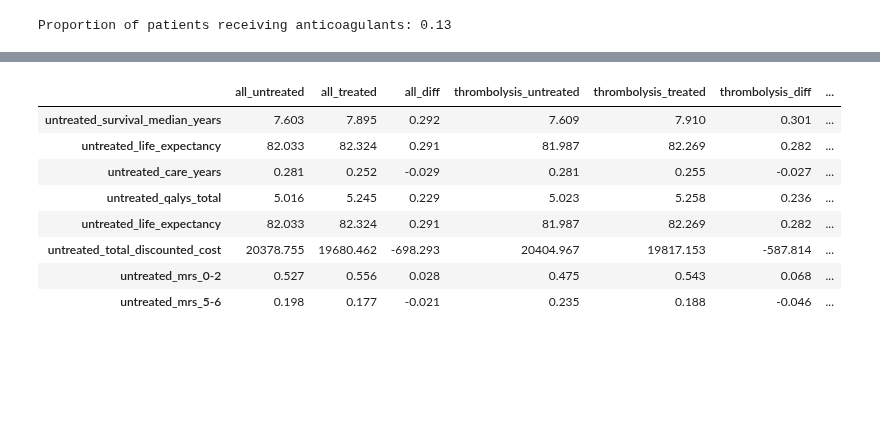
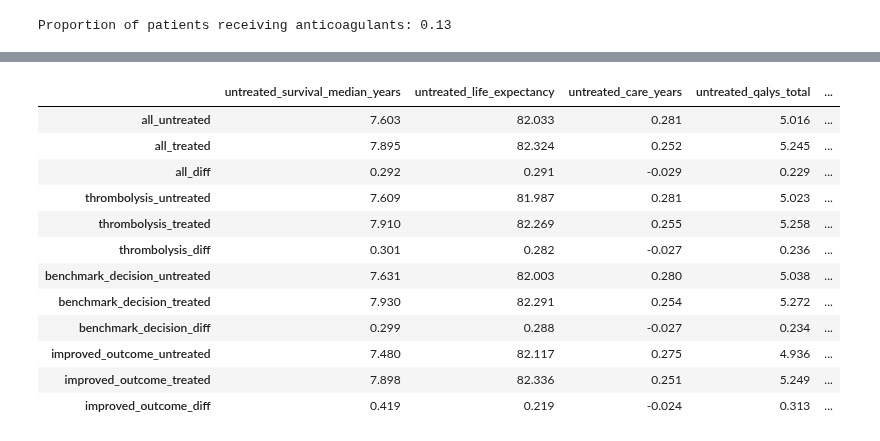
Before and after one commit to samuel-book/samuel_2_production, a Jupyter notebook: for_paper/02_health_economics.ipynb, the cells around one changed output, grey strips where cells are left out. Drawn from its saved outputs; the diff is of its cells as text; code cells hidden in the pictures; blank space fills up the shorter version.

```diff
--- a/for_paper/02_health_economics.ipynb
+++ b/for_paper/02_health_economics.ipynb
@@ -82,40 +82,46 @@ untreated_cols = [
     'untreated_life_expectancy',
     'untreated_care_years',
     'untreated_qalys_total',
     'untreated_life_expectancy',
     'untreated_total_discounted_cost',
     'untreated_mrs_0-2',
     'untreated_mrs_5-6']
 
 treated_cols = [
     'treated_survival_median_years',
     'treated_life_expectancy',
     'treated_care_years',
     'treated_qalys_total',
     'treated_life_expectancy',
     'treated_total_discounted_cost',
     'treated_mrs_0-2',
     'treated_mrs_5-6']
 
 scenarios = ['all', 'thrombolysis', 'benchmark_decision', 'improved_outcome']
 
 for scenario in scenarios:
     mask = data[scenario] == 1
     selection_untreated = data.loc[mask][untreated_cols].describe().T
     results[f'{scenario}_untreated'] = selection_untreated['mean']
     selection_treated = data.loc[mask][treated_cols].describe().T
     results[f'{scenario}_treated'] = selection_treated['mean'].values
     results[f'{scenario}_diff'] = results[f'{scenario}_treated'] - results[f'{scenario}_untreated']
 
 
-results.round(3)
+
+results.T.to_csv('./output/he_summary.csv')
+results.T.round(3)
 # %% [output]
-|  | all_untreated | all_treated | all_diff | thrombolysis_untreated | thrombolysis_treated | thrombolysis_diff | ... |
-| untreated_survival_median_years | 7.603 | 7.895 | 0.292 | 7.609 | 7.910 | 0.301 | ... |
-| untreated_life_expectancy | 82.033 | 82.324 | 0.291 | 81.987 | 82.269 | 0.282 | ... |
-| untreated_care_years | 0.281 | 0.252 | -0.029 | 0.281 | 0.255 | -0.027 | ... |
-| untreated_qalys_total | 5.016 | 5.245 | 0.229 | 5.023 | 5.258 | 0.236 | ... |
-| untreated_life_expectancy | 82.033 | 82.324 | 0.291 | 81.987 | 82.269 | 0.282 | ... |
-| untreated_total_discounted_cost | 20378.755 | 19680.462 | -698.293 | 20404.967 | 19817.153 | -587.814 | ... |
-| untreated_mrs_0-2 | 0.527 | 0.556 | 0.028 | 0.475 | 0.543 | 0.068 | ... |
-| untreated_mrs_5-6 | 0.198 | 0.177 | -0.021 | 0.235 | 0.188 | -0.046 | ... |
+|  | untreated_survival_median_years | untreated_life_expectancy | untreated_care_years | untreated_qalys_total | ... |
+| all_untreated | 7.603 | 82.033 | 0.281 | 5.016 | ... |
+| all_treated | 7.895 | 82.324 | 0.252 | 5.245 | ... |
+| all_diff | 0.292 | 0.291 | -0.029 | 0.229 | ... |
+| thrombolysis_untreated | 7.609 | 81.987 | 0.281 | 5.023 | ... |
+| thrombolysis_treated | 7.910 | 82.269 | 0.255 | 5.258 | ... |
+| thrombolysis_diff | 0.301 | 0.282 | -0.027 | 0.236 | ... |
+| benchmark_decision_untreated | 7.631 | 82.003 | 0.280 | 5.038 | ... |
+| benchmark_decision_treated | 7.930 | 82.291 | 0.254 | 5.272 | ... |
+| benchmark_decision_diff | 0.299 | 0.288 | -0.027 | 0.234 | ... |
+| improved_outcome_untreated | 7.480 | 82.117 | 0.275 | 4.936 | ... |
+| improved_outcome_treated | 7.898 | 82.336 | 0.251 | 5.249 | ... |
+| improved_outcome_diff | 0.419 | 0.219 | -0.024 | 0.313 | ... |
```
